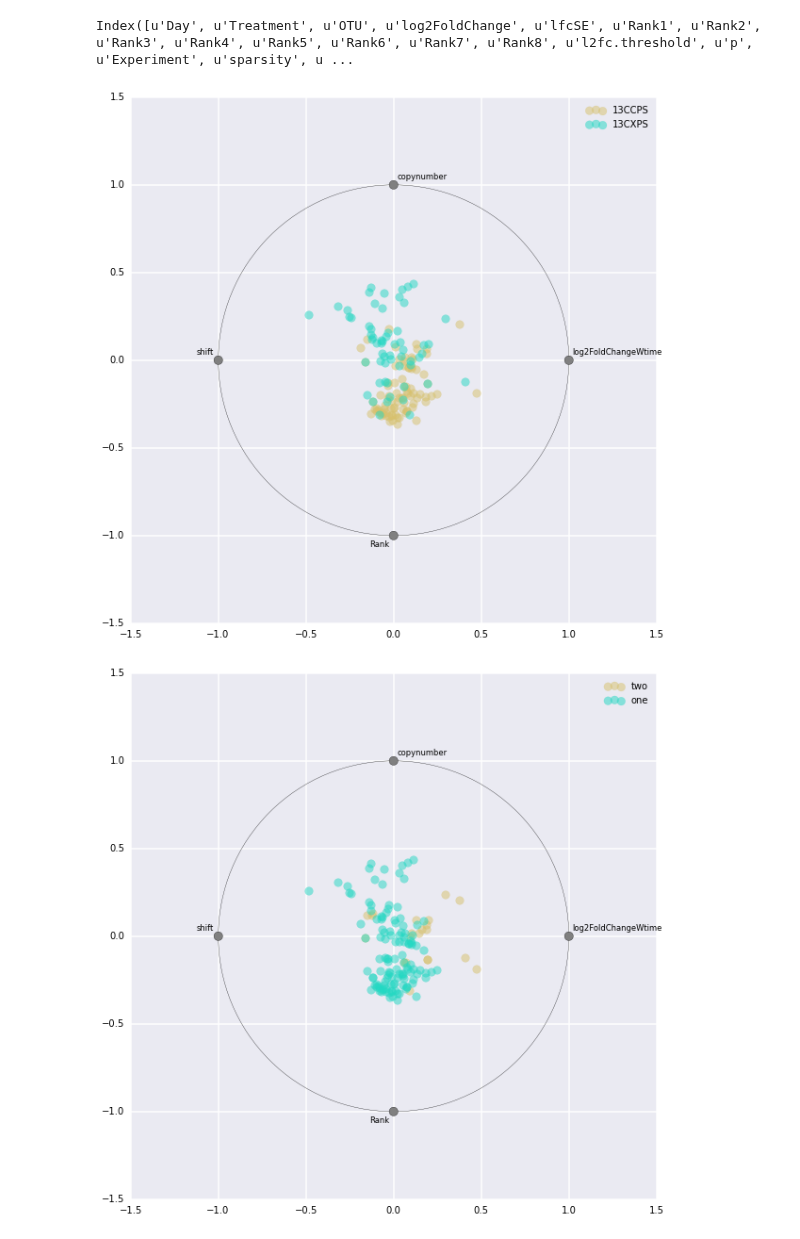
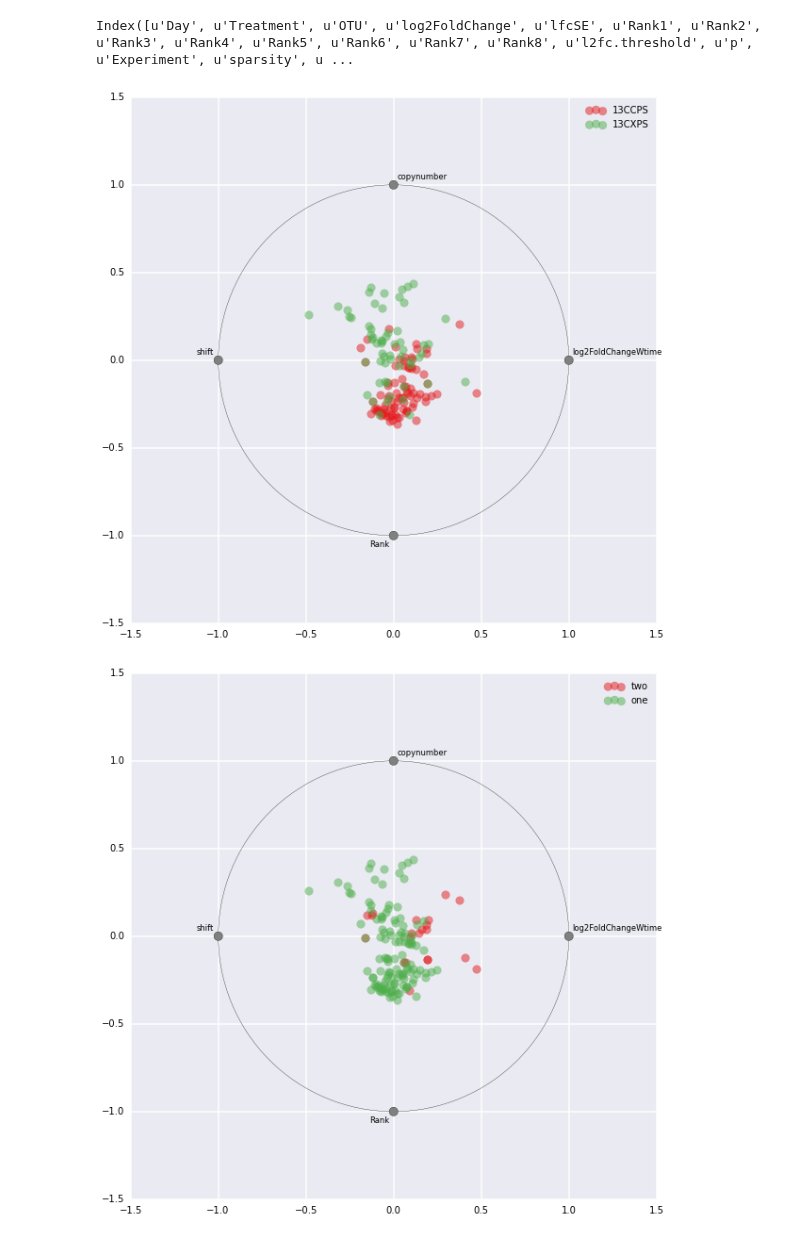
Before and after one commit to chuckpr/CSIP_succession_data_analysis, a Jupyter notebook: figures_and_stats/radviz.ipynb, the cells around one changed output. Saved outputs shown, nothing was run; the diff lists cells and outputs as text; code cells hidden in the pictures.

Commit message:
radviz better colors

```diff
--- a/figures_and_stats/radviz.ipynb
+++ b/figures_and_stats/radviz.ipynb
@@ -10,24 +13,35 @@ df = pd.read_csv("../data/eco_metrics.csv")
 df.columns
 # %% [output]
 Index([u'Day', u'Treatment', u'OTU', u'log2FoldChange', u'lfcSE', u'Rank1', u'Rank2', u'Rank3', u'Rank4', u'Rank5', u'Rank6', u'Rank7', u'Rank8', u'l2fc.threshold', u'p', u'Experiment', u'sparsity', u ...
+# %%
+def get_cmap(column, df, colors = Set1):
+    cats = df[column].unique()
+    try:
+        return colors[len(cats)].mpl_colormap
+    except KeyError:
+        return colors[len(cats) + 1].mpl_colormap
 # %%
 fig = plt.figure(figsize = (10,10))
 d = df
 c = "Treatment"
+
+cmap = get_cmap(c, d)
+
 kwds = {"s":75,
         "alpha":0.50}
-ax = radviz(d[["log2FoldChangeWtime", "copynumber", "shift", "Rank", c]], c, **kwds)
+ax = radviz(d[["log2FoldChangeWtime", "copynumber", "shift", "Rank", c]], c, colormap=cmap, **kwds)
 # %% [output]
-[figure, old version]
+[figure, new version]
 # %%
 fig = plt.figure(figsize = (10,10))
 d = df
 c = "rspnse"
+cmap = get_cmap(c, d)
 kwds = {"s":75,
         "alpha":0.50}
-ax = radviz(d[["log2FoldChangeWtime", "copynumber", "shift", "Rank", c]], c, **kwds)
+ax = radviz(d[["log2FoldChangeWtime", "copynumber", "shift", "Rank", c]], c, colormap=cmap, **kwds)
 # %% [output]
-[figure, old version]
+[figure, new version]
 # %%
 fig = plt.figure(figsize = (10,10))
 d = df
```
Also changed, not shown: parts of 4 cells of this notebook.
